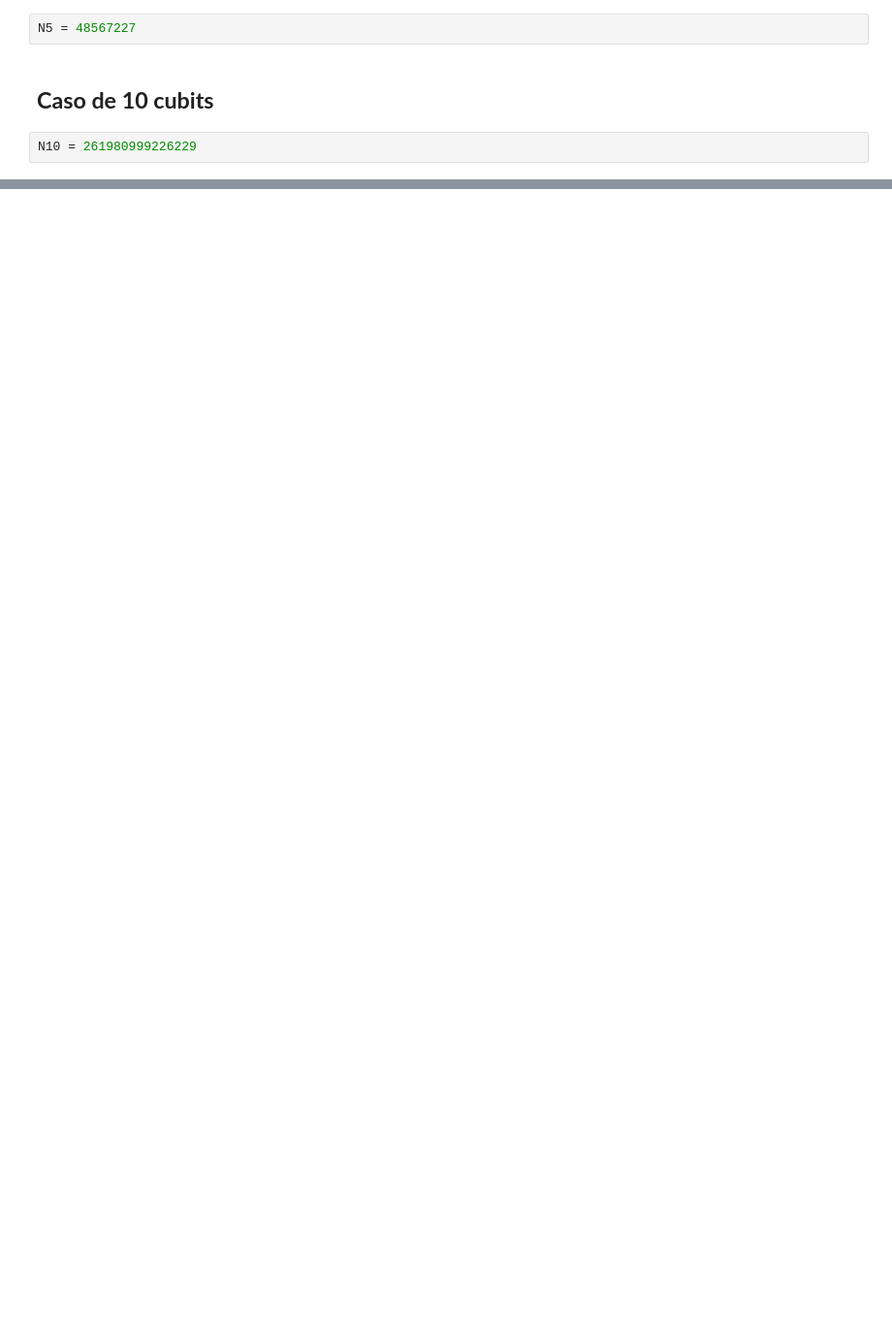
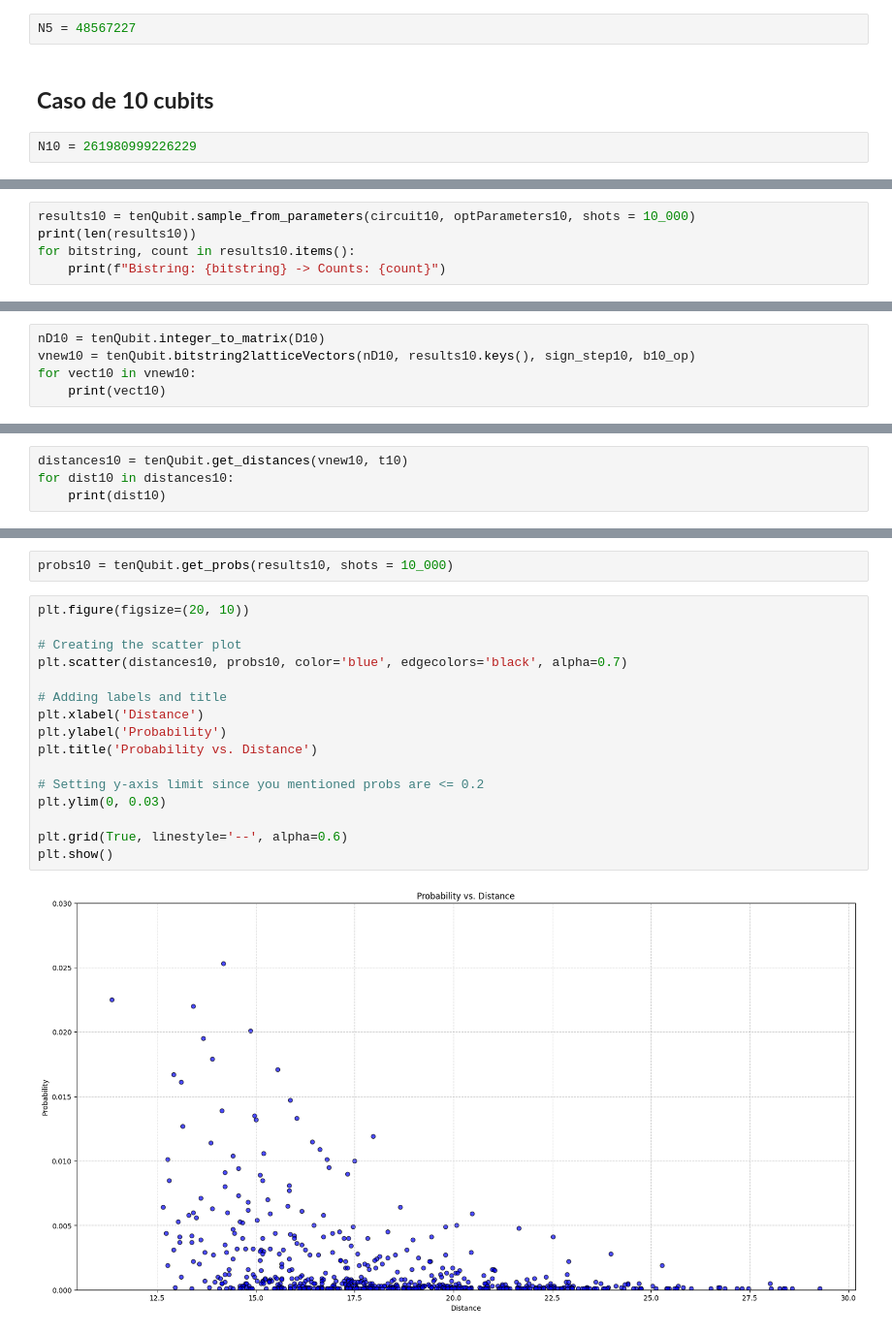
Before and after one commit to zhengzhu14/TFG_GII, a Jupyter notebook: Casos_simples/Simples_Cases.ipynb, the cells around one changed output, grey strips where cells are left out. Shown at 97% size. Saved outputs shown, nothing was run; the diff lists cells and outputs as text; blank space fills up the shorter version.

```diff
--- a/Casos_simples/Simples_Cases.ipynb
+++ b/Casos_simples/Simples_Cases.ipynb
@@ -37,0 +594,5 @@ print(np.log2(m))
+# %%
+results10 = tenQubit.sample_from_parameters(circuit10, optParameters10, shots = 10_000)
+print(len(results10))
+for bitstring, count in results10.items():
+    print(f"Bistring: {bitstring} -> Counts: {count}")
@@ -37,0 +617,5 @@ print(np.log2(m))
+# %%
+nD10 = tenQubit.integer_to_matrix(D10)
+vnew10 = tenQubit.bitstring2latticeVectors(nD10, results10.keys(), sign_step10, b10_op)
+for vect10 in vnew10:
+    print(vect10)
@@ -37,0 +640,4 @@ print(np.log2(m))
+# %%
+distances10 = tenQubit.get_distances(vnew10, t10)
+for dist10 in distances10:
+    print(dist10)
@@ -37,0 +690,20 @@ print(np.log2(m))
+# %%
+probs10 = tenQubit.get_probs(results10, shots = 10_000)
+# %%
+plt.figure(figsize=(20, 10))
+
+# Creating the scatter plot
+plt.scatter(distances10, probs10, color='blue', edgecolors='black', alpha=0.7)
+
+# Adding labels and title
+plt.xlabel('Distance')
+plt.ylabel('Probability')
+plt.title('Probability vs. Distance')
+
+# Setting y-axis limit since you mentioned probs are <= 0.2
+plt.ylim(0, 0.03)
+
+plt.grid(True, linestyle='--', alpha=0.6)
+plt.show()
+# %% [output]
+[figure, added]
```
Also changed, not shown: parts of 56 cells of this notebook, 1 other file.
